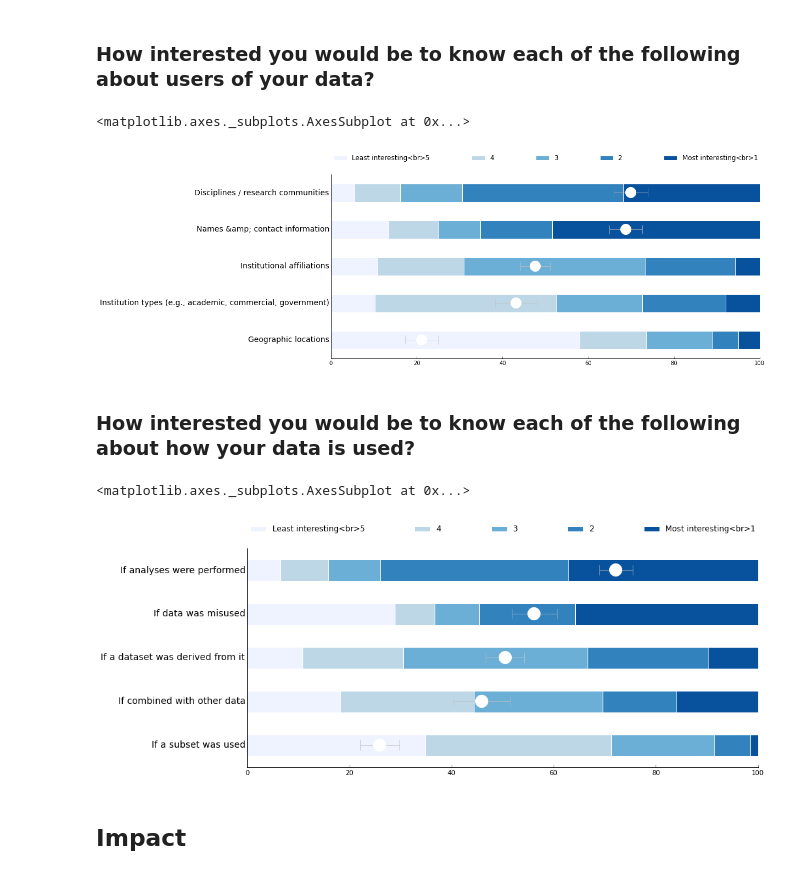
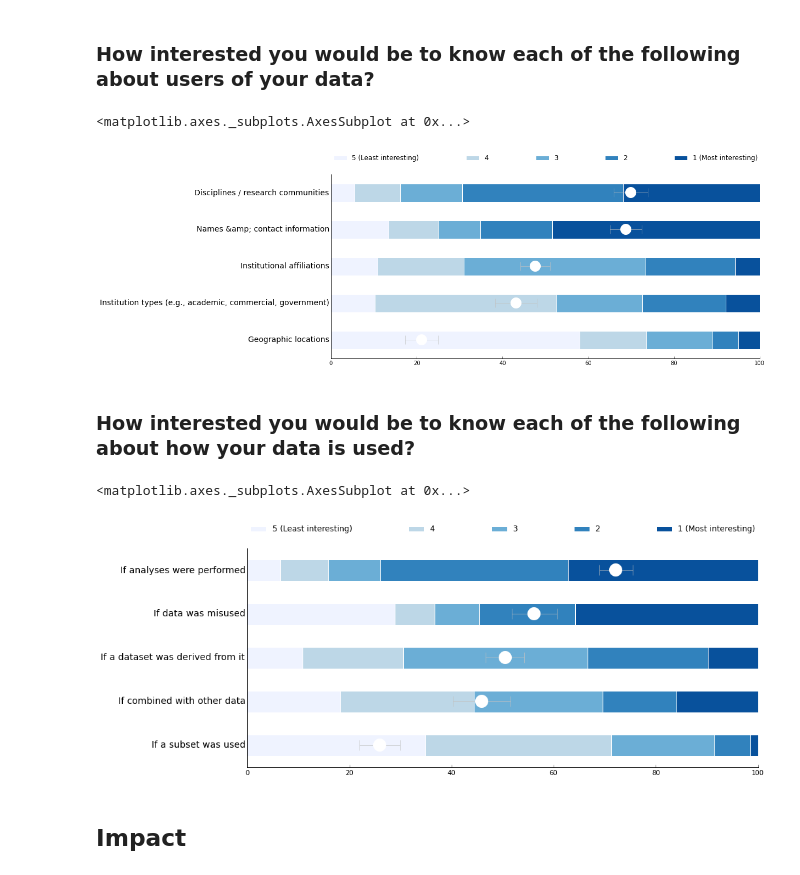
Before and after one commit to JEK-III/MDCSurvey, a Jupyter notebook: Making Data Count.ipynb, the cells around one changed output. Saved outputs shown, nothing was run; the diff lists cells and outputs as text; code cells hidden in the pictures.

```diff
--- a/Making Data Count.ipynb
+++ b/Making Data Count.ipynb
@@ -159,5 +161,5 @@ def graph_likert(questions, answers, colors=COLORS):
     fig.spines['right'].set_visible(False)
     fig.set_ylabel('')
 
-    return fig #, collected_counts
+    return fig , collected_counts
 # %%
@@ -378,12 +406,12 @@ shared_no_data.sum() / 247.
 # %% [markdown]
 ### How interested you would be to know each of the following about users of your data?
 # %%
-INTEREST_LEVELS = ['Least interesting<br>5', '4', '3', '2', 'Most interesting<br>1']
+INTEREST_LEVELS = ['5 (Least interesting)', '4', '3', '2', '1 (Most interesting)']
 graph_likert(responses['How interested you would be to know each of the following about <strong>users<br></strong> of your data?<br><em>Please rank items from most to least interesting.</em>'],
              INTEREST_LEVELS)
 # %% [output]
 <matplotlib.axes._subplots.AxesSubplot at 0x...>
-[figure, old version]
+[figure, new version]
 # %% [markdown]
 ### How interested you would be to know each of the following about how your data is used?
 # %%
@@ -391,7 +419,7 @@ graph_likert(responses['How interested you would be to know each of the followin
              INTEREST_LEVELS)
 # %% [output]
 <matplotlib.axes._subplots.AxesSubplot at 0x...>
-[figure, old version]
+[figure, new version]
 # %% [markdown]
 ## Impact
 # %% [markdown]
```
Also changed, not shown: parts of 15 cells of this notebook, 2 other files.
